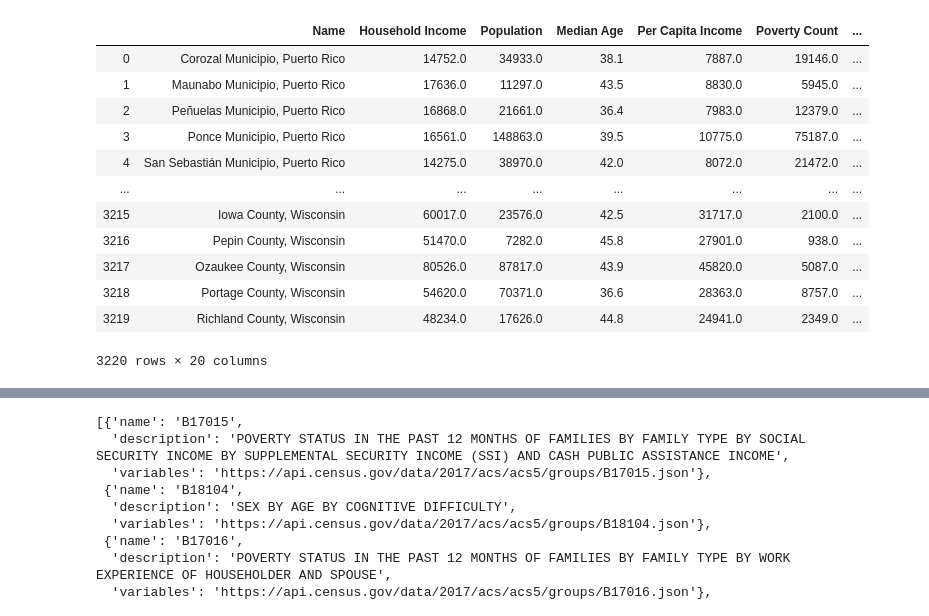
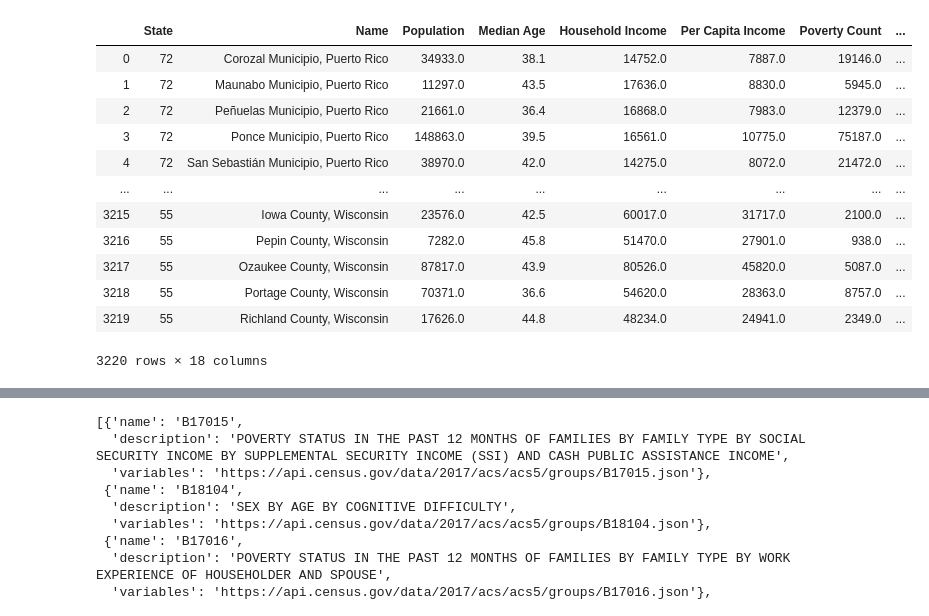
Before and after one commit to Emi-Babu/5G-Network-Analysis, a Jupyter notebook: cesar_census/census.ipynb, the cells around one changed output, grey strips where cells are left out. Cells and saved outputs as stored; diff of their text form; code cells hidden in the pictures.

```diff
--- a/cesar_census/census.ipynb
+++ b/cesar_census/census.ipynb
@@ -47,58 +47,58 @@ census_pd = census_pd.rename(columns={"B01003_001E": "Population",
                                       "B28002_006E": "Households with Just Cell Data Plan", # "Estimate!!Total!!With an Internet subscription!!Cellular data plan!!Cellular data plan with no other type of Internet subscription"
                                       "B28002_007E": "Households with DSL or Fiber Optic", #"Estimate!!Total!!With an Internet subscription!!Broadband such as cable fiber optic or DSL"
                                       "B28002_004E": "Households with Broadband Any Type", #"Estimate!!Total!!With an Internet subscription!!Broadband of any type"
                                       "B28002_005E": "Households with Celular Data Plan", #"Estimate!!Total!!With an Internet subscription!!Cellular data plan"
                                       "B28002_008E": "Households with Just DSL or Fiber Optic", #""Estimate!!Total!!With an Internet subscription!!Broadband such as cable fiber optic or DSL!!Broadband such as cable fiber optic or DSL with no other type of Internet subscription"
                                       "B28002_009E": "Households with Satellite Internet", # "Estimate!!Total!!With an Internet subscription!!Satellite Internet service",
                                       "B28002_010E": "Households with Just Satellite Internet", # "Estimate!!Total!!With an Internet subscription!!Satellite Internet service!!Satellite Internet service with no other type of Internet subscription"
                                       "B28002_013E": "Households with No Internet", # "Estimate!!Total!!No Internet access",
 
 
 
                                       "NAME": "Name", "state": "State"})
 
 # Add in Poverty Rate (Poverty Count / Population)
 census_pd["Poverty Rate"] = 100 * \
     census_pd["Poverty Count"].astype(
         int) / census_pd["Population"].astype(int)
 
 # Add in Employment Rate (Employment Count / Population)
 census_pd["Unemployment Rate"] = 100 * \
     census_pd["Unemployment Count"].astype(
         int) / census_pd["Population"].astype(int)
 
 
 # Final DataFrame
-#census_pd = census_pd[["State", "Name", "Population", "Median Age", "Household Income",
-#                       "Per Capita Income", "Poverty Count", "Poverty Rate", "Unemployment Rate",
-#                       "Households with Internet",
-###                       "Households with Just Cell Data Plan",
-#                       "Households with DSL or Fiber Optic",
-#                       "Households with Broadband Any Type",
-#                       "Households with Celular Data Plan",
-#                       "Households with Just DSL or Fiber Optic",
-#                       "Households with Satellite Internet",
-#                       "Households with Just Satellite Internet",
-#                       "Households with No Internet"
-#                      ]]
+census_pd = census_pd[["State", "Name", "Population", "Median Age", "Household Income",
+                       "Per Capita Income", "Poverty Count", "Poverty Rate", "Unemployment Rate",
+                       "Households with Internet",
+                       "Households with Just Cell Data Plan",
+                       "Households with DSL or Fiber Optic",
+                       "Households with Broadband Any Type",
+                       "Households with Celular Data Plan",
+                       "Households with Just DSL or Fiber Optic",
+                       "Households with Satellite Internet",
+                       "Households with Just Satellite Internet",
+                       "Households with No Internet"
+                      ]]
 
 census_pd.head()
 
 census_pd
 # %% [output]
-|  | Name | Household Income | Population | Median Age | Per Capita Income | Poverty Count | ... |
-| 0 | Corozal Municipio, Puerto Rico | 14752.0 | 34933.0 | 38.1 | 7887.0 | 19146.0 | ... |
-| 1 | Maunabo Municipio, Puerto Rico | 17636.0 | 11297.0 | 43.5 | 8830.0 | 5945.0 | ... |
-| 2 | Peñuelas Municipio, Puerto Rico | 16868.0 | 21661.0 | 36.4 | 7983.0 | 12379.0 | ... |
-| 3 | Ponce Municipio, Puerto Rico | 16561.0 | 148863.0 | 39.5 | 10775.0 | 75187.0 | ... |
-| 4 | San Sebastián Municipio, Puerto Rico | 14275.0 | 38970.0 | 42.0 | 8072.0 | 21472.0 | ... |
-| ... | ... | ... | ... | ... | ... | ... | ... |
-| 3215 | Iowa County, Wisconsin | 60017.0 | 23576.0 | 42.5 | 31717.0 | 2100.0 | ... |
-| 3216 | Pepin County, Wisconsin | 51470.0 | 7282.0 | 45.8 | 27901.0 | 938.0 | ... |
-| 3217 | Ozaukee County, Wisconsin | 80526.0 | 87817.0 | 43.9 | 45820.0 | 5087.0 | ... |
-| 3218 | Portage County, Wisconsin | 54620.0 | 70371.0 | 36.6 | 28363.0 | 8757.0 | ... |
-| 3219 | Richland County, Wisconsin | 48234.0 | 17626.0 | 44.8 | 24941.0 | 2349.0 | ... |
+|  | State | Name | Population | Median Age | Household Income | Per Capita Income | Poverty Count | ... |
+| 0 | 72 | Corozal Municipio, Puerto Rico | 34933.0 | 38.1 | 14752.0 | 7887.0 | 19146.0 | ... |
+| 1 | 72 | Maunabo Municipio, Puerto Rico | 11297.0 | 43.5 | 17636.0 | 8830.0 | 5945.0 | ... |
+| 2 | 72 | Peñuelas Municipio, Puerto Rico | 21661.0 | 36.4 | 16868.0 | 7983.0 | 12379.0 | ... |
+| 3 | 72 | Ponce Municipio, Puerto Rico | 148863.0 | 39.5 | 16561.0 | 10775.0 | 75187.0 | ... |
+| 4 | 72 | San Sebastián Municipio, Puerto Rico | 38970.0 | 42.0 | 14275.0 | 8072.0 | 21472.0 | ... |
+| ... | ... | ... | ... | ... | ... | ... | ... | ... |
+| 3215 | 55 | Iowa County, Wisconsin | 23576.0 | 42.5 | 60017.0 | 31717.0 | 2100.0 | ... |
+| 3216 | 55 | Pepin County, Wisconsin | 7282.0 | 45.8 | 51470.0 | 27901.0 | 938.0 | ... |
+| 3217 | 55 | Ozaukee County, Wisconsin | 87817.0 | 43.9 | 80526.0 | 45820.0 | 5087.0 | ... |
+| 3218 | 55 | Portage County, Wisconsin | 70371.0 | 36.6 | 54620.0 | 28363.0 | 8757.0 | ... |
+| 3219 | 55 | Richland County, Wisconsin | 17626.0 | 44.8 | 48234.0 | 24941.0 | 2349.0 | ... |
-3220 rows × 20 columns
+3220 rows × 18 columns
 # %%
 # Save as a csv
 # Note to avoid any issues later, use encoding="utf-8"
```
Also changed, not shown: parts of 1 cell of this notebook, 6 other files.
